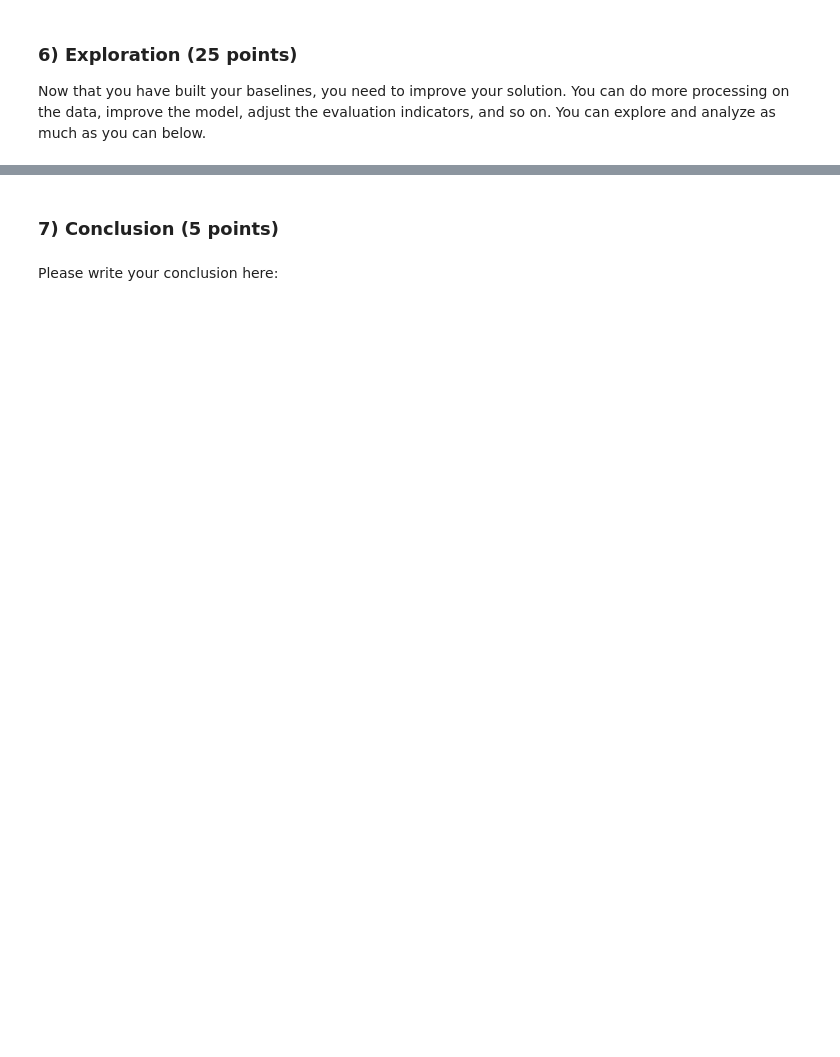
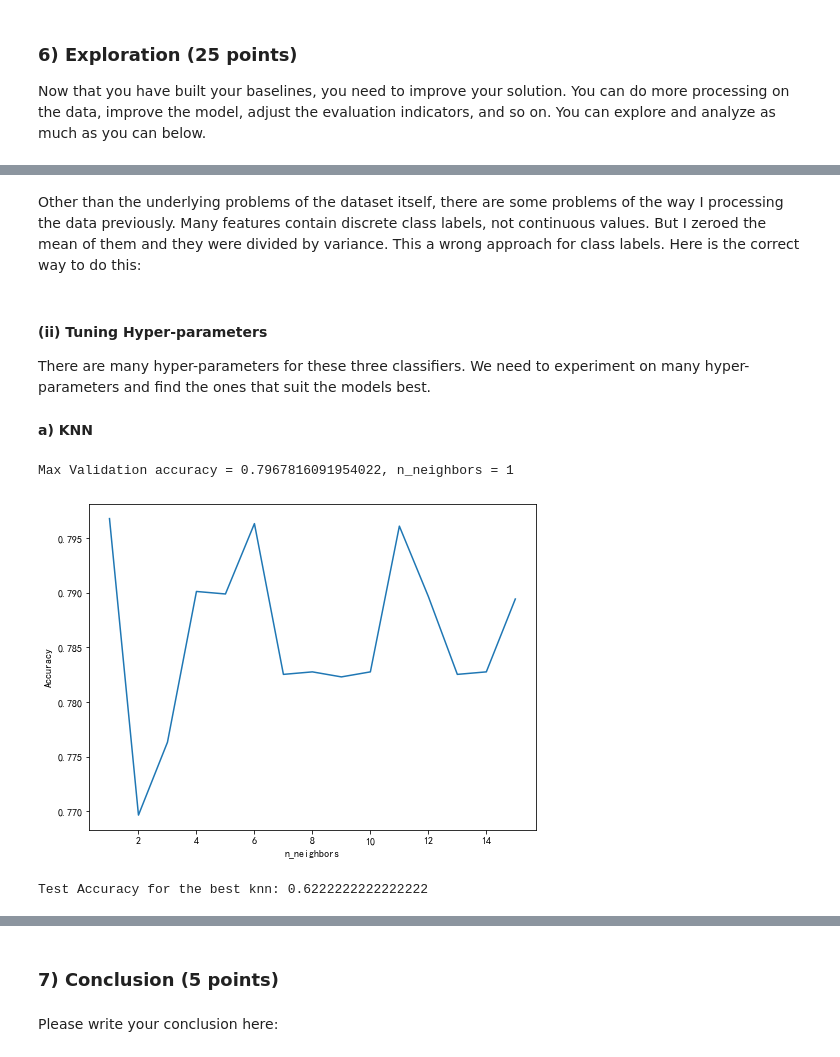
Before and after one commit to CTDancer/PRML, a Jupyter notebook: assignment1/assignment1.ipynb, the cells around one changed output, grey strips where cells are left out. Cells and saved outputs as stored; diff of their text form; code cells hidden in the pictures; blank space fills up the shorter version.

```diff
--- a/assignment1/assignment1.ipynb
+++ b/assignment1/assignment1.ipynb
@@ -246,0 +579,76 @@ Now that you have built your baselines, you need to improve your solution. You c
+# %% [markdown]
+Other than the underlying problems of the dataset itself, there are some problems of the way I processing the data previously. Many features contain discrete class labels, not continuous values. But I zeroed the mean of them and they were divided by variance. This a wrong approach for class labels. Here is the correct way to do this:
+# %%
+X_train = heart_df.drop('output', axis=1)
+y_train = heart_df['output']
+X_test = test.drop('output', axis=1)
+y_test = test['output']
+
+# only zero mean and divide by variance for the continuous values, while the discrete ones remain intact
+continuous_features = ['age', 'trtbps', 'chol', 'thalachh', 'oldpeak']
+train_mean = X_train[continuous_features].mean()
+train_var = X_train[continuous_features].std()
+X_train[continuous_features] = (X_train[continuous_features] - train_mean) / train_var
+X_test[continuous_features] = (X_test[continuous_features] - train_mean) / train_var
+
+X_train = X_train.values
+y_train = y_train.values
+
+X_test = X_test.values
+y_test = y_test.values
+# %% [markdown]
+#### (ii) Tuning Hyper-parameters
+
+There are many hyper-parameters for these three classifiers. We need to experiment on many hyper-parameters and find the ones that suit the models best.
+# %% [markdown]
+**a) KNN**
+# %%
+import numpy as np
+import matplotlib.pyplot as plt
+from sklearn.model_selection import KFold
+from fduml.neighbors.k_nearest_neighbor import KNeighborsClassifier
+
+n_neighbors_list = [i for i in range(1, 16)]
+num_loops = 2
+accuracies = []
+models = []
+
+# using K-fold validation
+kf = KFold(n_splits=5, shuffle=True, random_state=42)
+
+for n_neighbors in n_neighbors_list:
+    # initialize the knn classifier
+    knn = KNeighborsClassifier(n_neighbors=n_neighbors, num_loops=num_loops)
+    fold_accuracies = []
+    for train_index, val_index in kf.split(X_train):
+        X_fold_train, X_fold_val = X_train[train_index], X_train[val_index]
+        y_fold_train, y_fold_val = y_train[train_index], y_train[val_index]
+        knn.fit(X_fold_train, y_fold_train)
+        y_pred = knn.predict(X_fold_val)
+        accuracy = np.mean(np.equal(y_pred, y_fold_val))
+        fold_accuracies.append(accuracy)
+    # get the validation accuracy for a specific n_neighbors
+    mean_accuracy = np.mean(fold_accuracies)
+    accuracies.append(mean_accuracy)
+    models.append(knn)
+
+# get the knn that has the best validation accuracy
+index = np.argmax(accuracies)
+best_knn = models[index]
+
+print("Max Validation accuracy = {}, n_neighbors = {}".format(accuracies[index], n_neighbors_list[index]))
+
+# visualize different n_neighbors and its corresponding validation accuracy
+plt.plot(n_neighbors_list, accuracies)
+plt.xlabel('n_neighbors')
+plt.ylabel('Accuracy')
+plt.show()
+
+# test the performance of the best knn on the testset
+y_pred_test = best_knn.predict(X_test)
+accuracy = np.mean(np.equal(y_pred_test, y_test))
+print("Test Accuracy for the best knn: {}".format(accuracy))
+# %% [output]
+Max Validation accuracy = 0.7967816091954022, n_neighbors = 1
+[figure, added]
+Test Accuracy for the best knn: 0.6222222222222222
```
Also changed, not shown: parts of 33 cells of this notebook, 8 other files.
